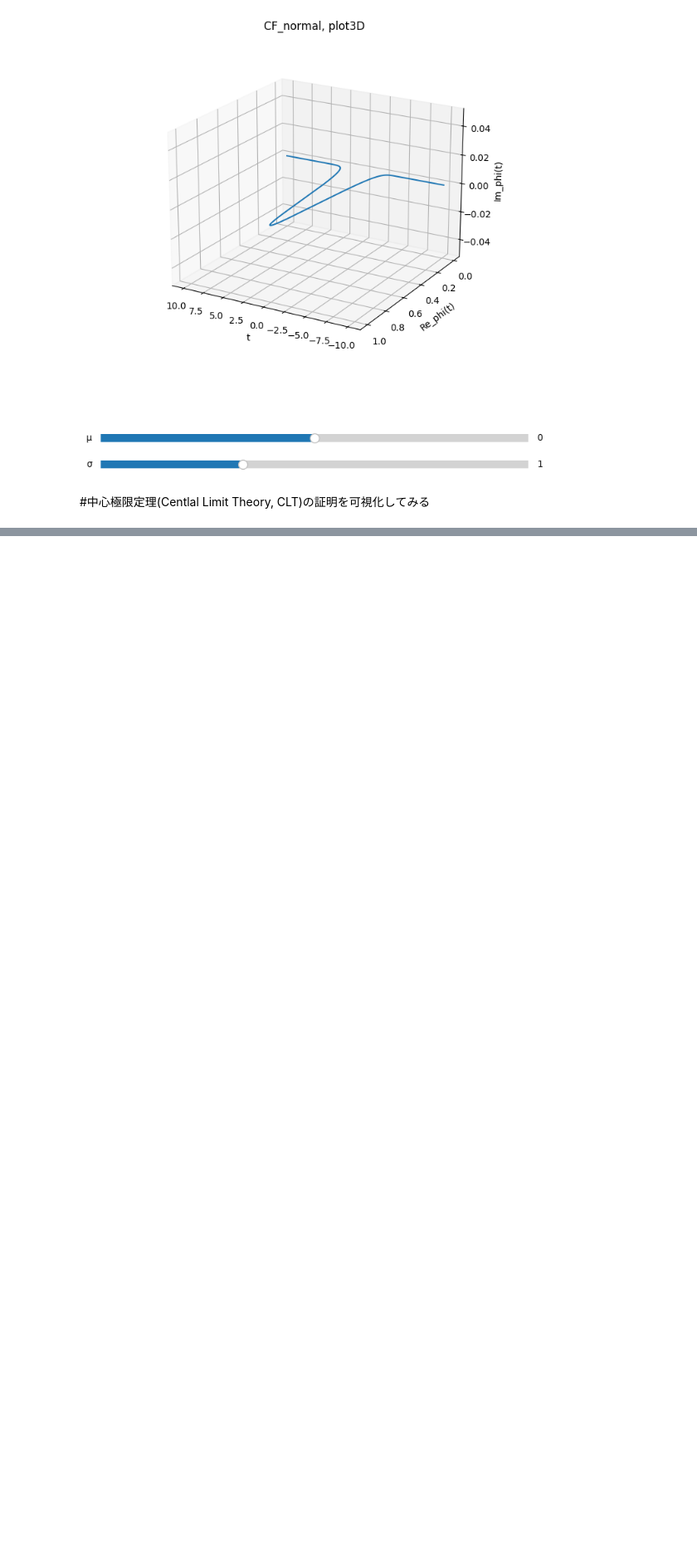
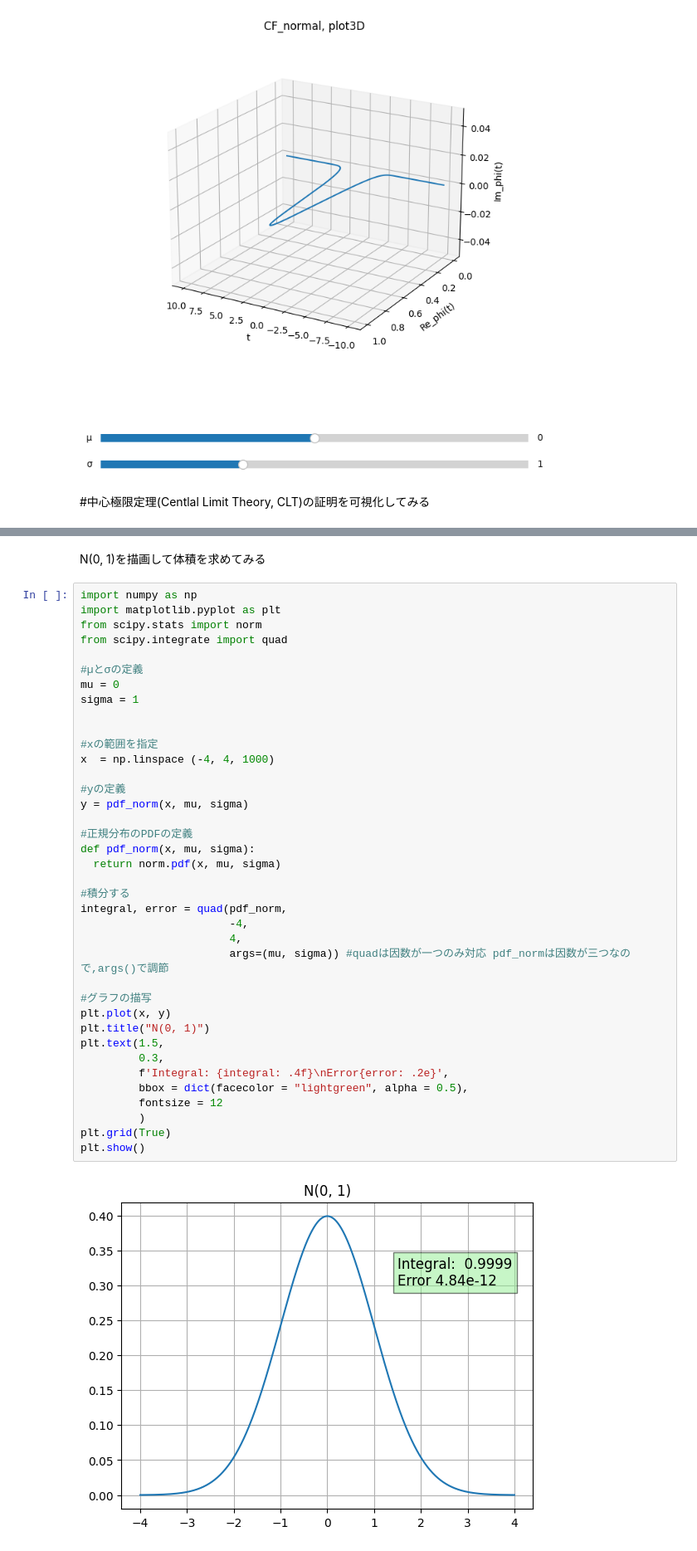
Before and after one commit to jamagiwa/math_visualize, a Jupyter notebook: probability_theory/characteristic_function/convolution.ipynb, the cells around one changed output, grey strips where cells are left out. Shown at 83% size. Drawn from its saved outputs; the diff is of its cells as text; blank space fills up the shorter version.

```diff
--- a/probability_theory/characteristic_function/convolution.ipynb
+++ b/probability_theory/characteristic_function/convolution.ipynb
@@ -393,0 +471,42 @@ $$\lim_{n \to \infty} P\left( a < \frac{\sum_{i=1}^n X_i - n\mu}{\sigma\sqrt{n}}
+# %% [markdown]
+N(0, 1)を描画して体積を求めてみる
+# %%
+import numpy as np
+import matplotlib.pyplot as plt
+from scipy.stats import norm
+from scipy.integrate import quad
+
+#µとσの定義
+mu = 0
+sigma = 1
+
+
+#xの範囲を指定
+x  = np.linspace (-4, 4, 1000)
+
+#yの定義
+y = pdf_norm(x, mu, sigma)
+
+#正規分布のPDFの定義
+def pdf_norm(x, mu, sigma):
+  return norm.pdf(x, mu, sigma)
+
+#積分する
+integral, error = quad(pdf_norm,
+                       -4,
+                       4,
+                       args=(mu, sigma)) #quadは因数が一つのみ対応 pdf_normは因数が三つなので,args()で調節
+
+#グラフの描写
+plt.plot(x, y)
+plt.title("N(0, 1)")
+plt.text(1.5,
+         0.3,
+         f'Integral: {integral: .4f}\nError{error: .2e}',
+         bbox = dict(facecolor = "lightgreen", alpha = 0.5),
+         fontsize = 12
+         )
+plt.grid(True)
+plt.show()
+# %% [output]
+[figure, added]
```
Also changed, not shown: parts of 11 cells of this notebook.
